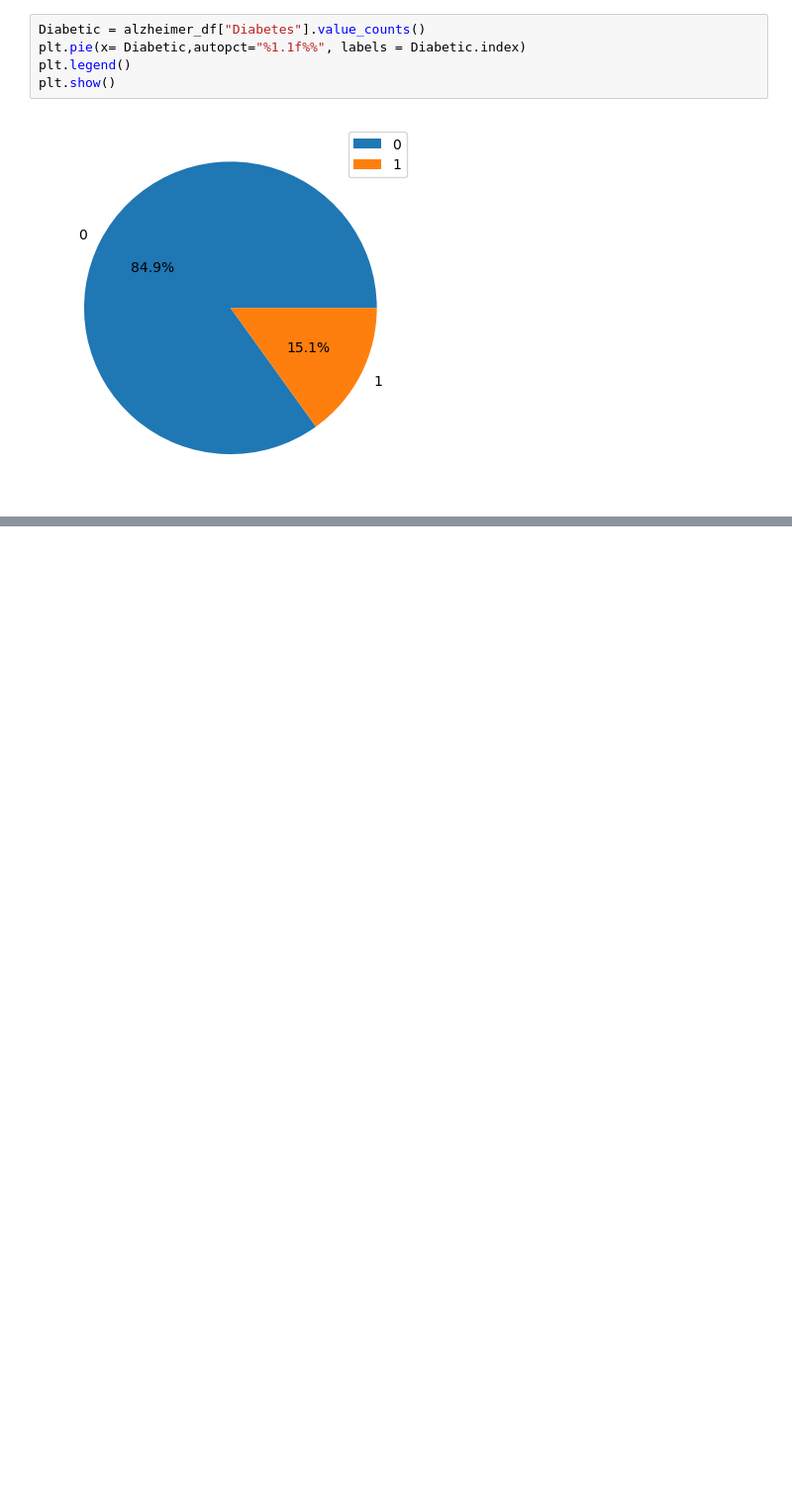
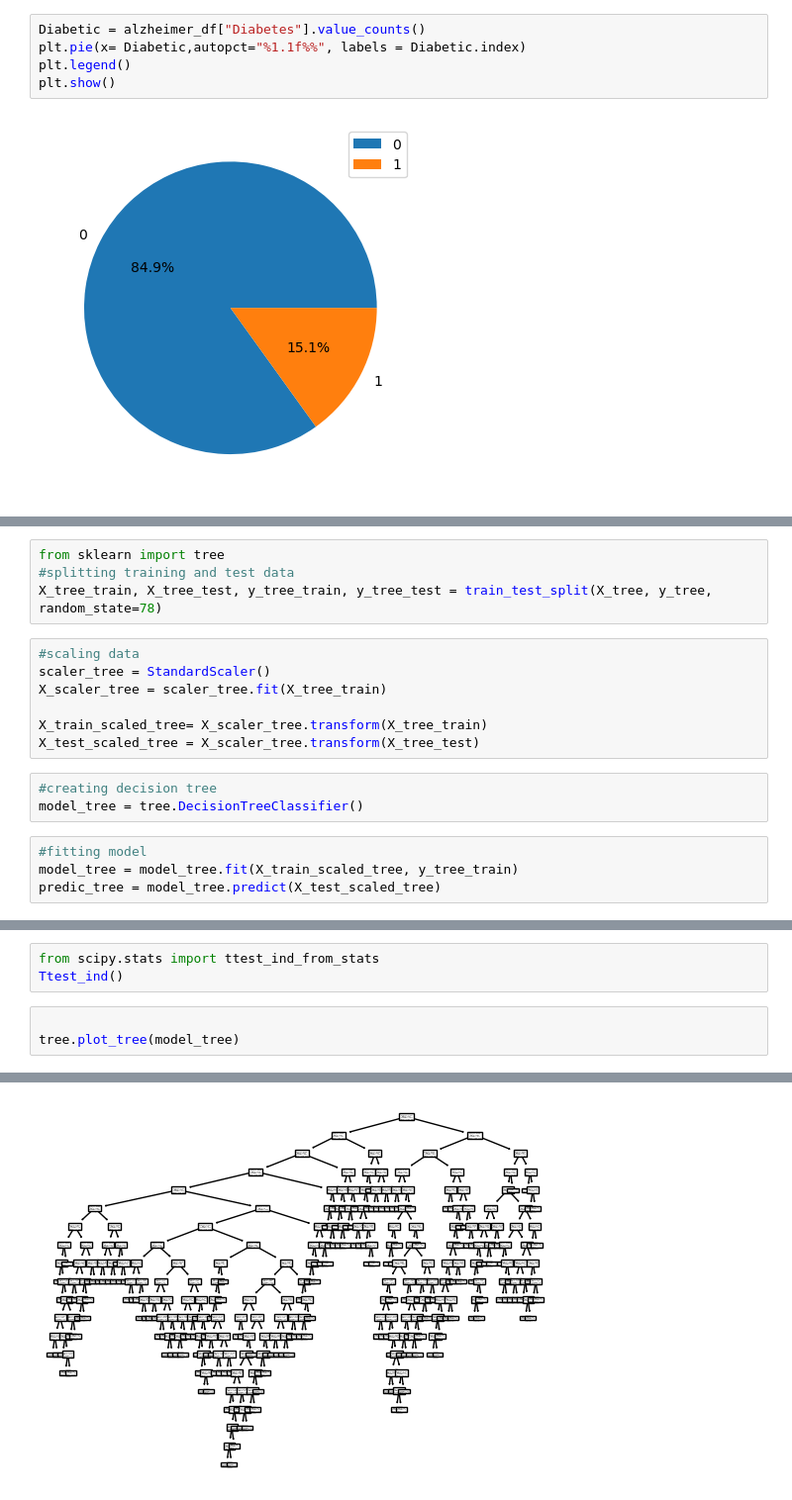
Before and after one commit to Project-4-Team-2/Project-4-Team-2, a Jupyter notebook: alzheimer_analysis_pre-ria.ipynb, the cells around one changed output, grey strips where cells are left out. Shown at 99% size. Cells and saved outputs as stored; diff of their text form; blank space fills up the shorter version.

```diff
--- a/alzheimer_analysis_pre-ria.ipynb
+++ b/alzheimer_analysis_pre-ria.ipynb
@@ -228,0 +315,18 @@ plt.show()
+# %%
+from sklearn import tree
+#splitting training and test data
+X_tree_train, X_tree_test, y_tree_train, y_tree_test = train_test_split(X_tree, y_tree, random_state=78)
+# %%
+#scaling data
+scaler_tree = StandardScaler()
+X_scaler_tree = scaler_tree.fit(X_tree_train)
+
+X_train_scaled_tree= X_scaler_tree.transform(X_tree_train)
+X_test_scaled_tree = X_scaler_tree.transform(X_tree_test)
+# %%
+#creating decision tree
+model_tree = tree.DecisionTreeClassifier()
+# %%
+#fitting model
+model_tree = model_tree.fit(X_train_scaled_tree, y_tree_train)
+predic_tree = model_tree.predict(X_test_scaled_tree)
@@ -228,0 +377,7 @@ plt.show()
+# %%
+from scipy.stats import ttest_ind_from_stats
+Ttest_ind()
+# %%
+
+tree.plot_tree(model_tree)
+# %% [output]
@@ -228,0 +401 @@ plt.show()
+[figure, added]
```
Also changed, not shown: parts of 18 cells of this notebook.
